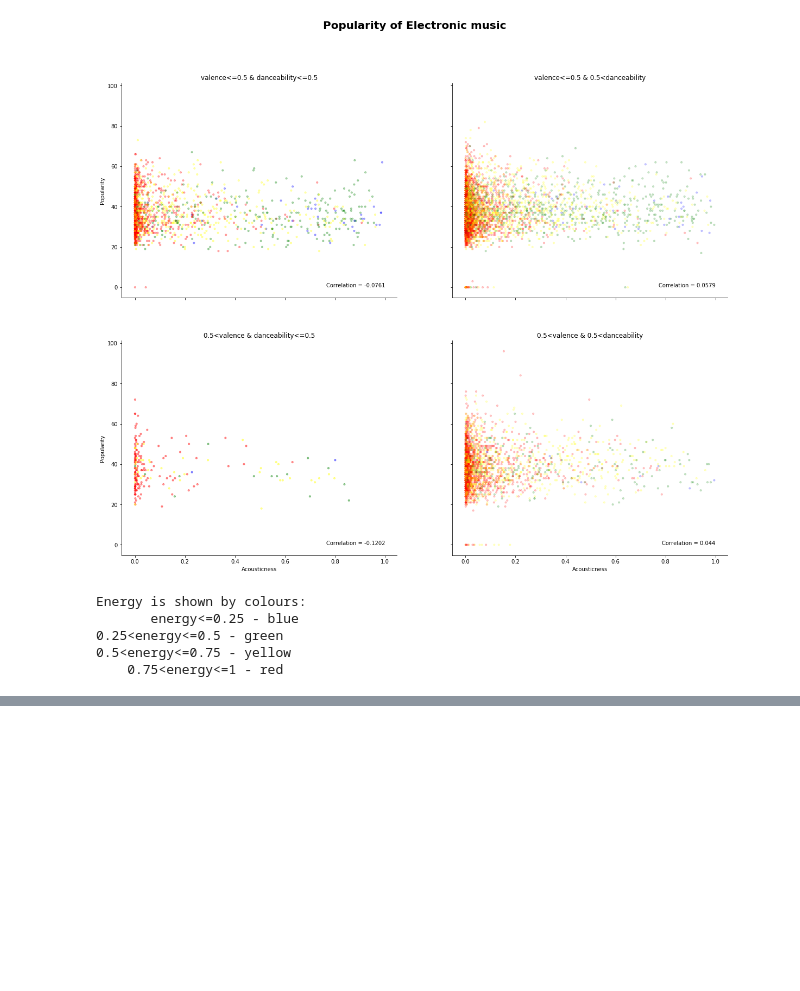
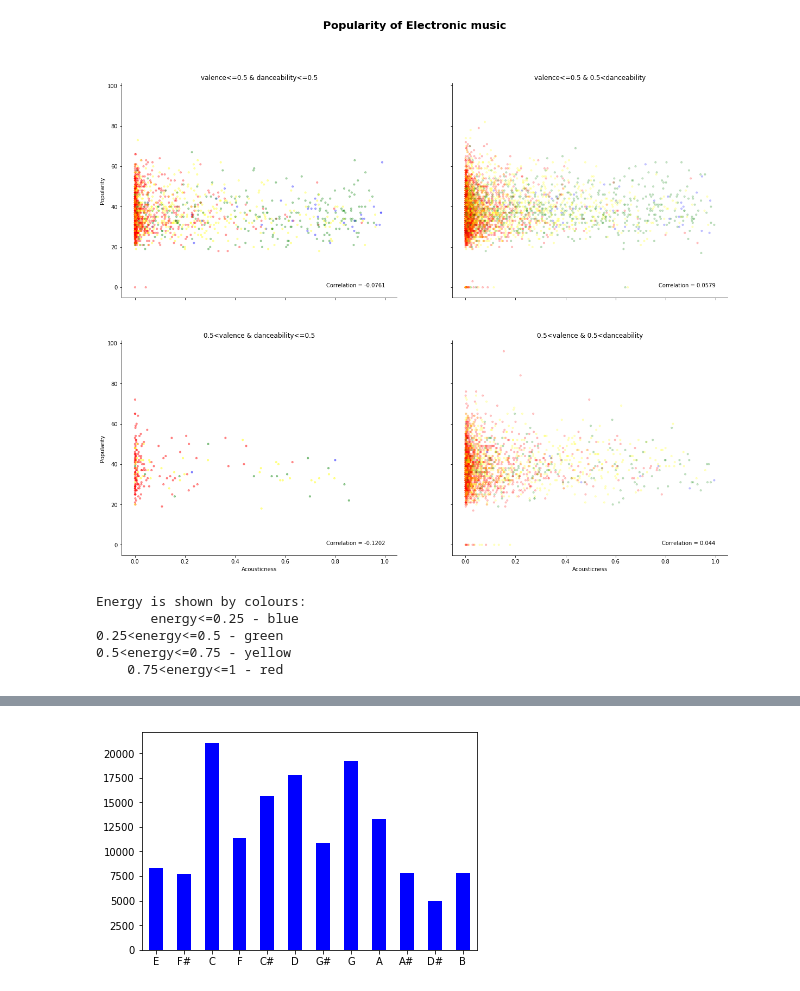
Before and after one commit to hyseo22/spotify_data_analysis, a Jupyter notebook: Spotify data analysis.ipynb, the cells around one changed output, grey strips where cells are left out. Saved outputs shown, nothing was run; the diff lists cells and outputs as text; code cells hidden in the pictures; blank space fills up the shorter version.

```diff
--- a/Spotify data analysis.ipynb
+++ b/Spotify data analysis.ipynb
@@ -663,0 +931,3 @@ Energy is shown by colours:
+# %%
+major_df = df[df['mode']=='Major']
+minor_df = df[df['mode']=='Minor']
@@ -663,0 +944,9 @@ Energy is shown by colours:
+# %%
+fig, ax = plt.subplots()
+# ax.spines["right"].set_visible(False)
+# ax.spines["top"].set_visible(False)
+major_df["key"].value_counts(sort=False).plot(kind='bar', ax=ax, color='b')
+plt.xticks(rotation="horizontal")
+plt.show()
+# %% [output]
+[figure, added]
```
Also changed, not shown: parts of 50 cells of this notebook.
